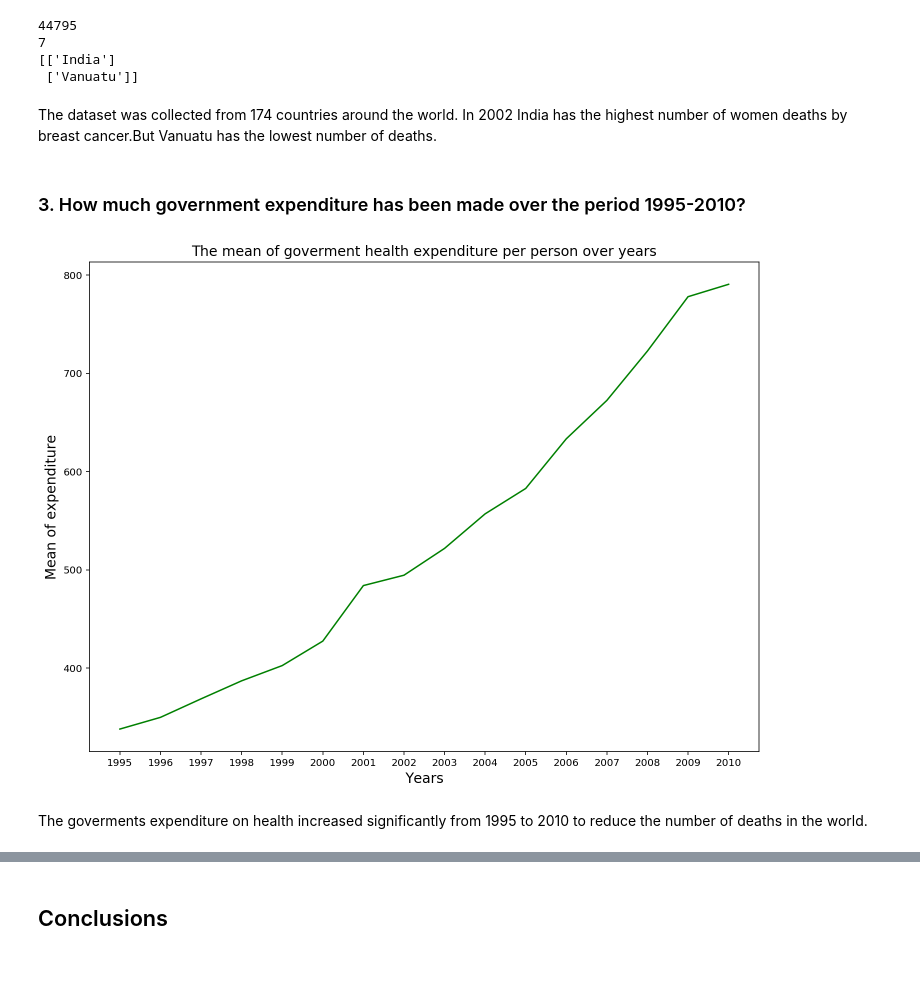
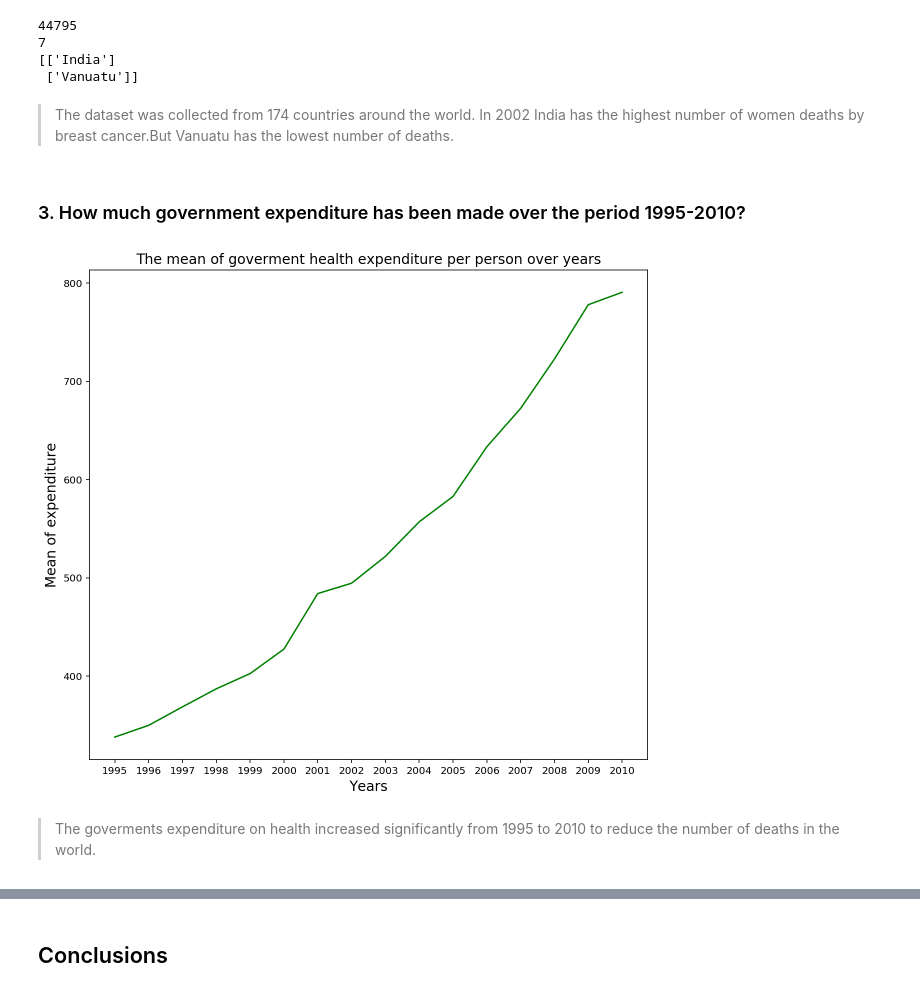
Before and after one commit to HanaDev1/Investigate_dataset, a Jupyter notebook: Investigate_a_Dataset.ipynb, the cells around one changed output, grey strips where cells are left out. Saved outputs shown, nothing was run; the diff lists cells and outputs as text; code cells hidden in the pictures; blank space fills up the shorter version.

Commit message:
Invistigate dataset

```diff
--- a/Investigate_a_Dataset.ipynb
+++ b/Investigate_a_Dataset.ipynb
@@ -412,18 +409,19 @@ print(array)
 [['India']
  ['Vanuatu']]
 # %% [markdown]
-The dataset was collected from 174 countries around the world. In 2002 India has the highest number of women deaths by breast cancer.But Vanuatu has the lowest number of deaths.
+>The dataset was collected from 174 countries around the world. In 2002 India has the highest number of women deaths by breast cancer.But Vanuatu has the lowest number of deaths.
 # %% [markdown]
 ### 3. How much government expenditure has been made over the period 1995-2010?
 # %%
 #plot the mean of The mean of goverment health expenditure per person over years
 fig, ax = plt.subplots()
 ax.plot(df_goverment_health.iloc[1:172, 1:].mean(),color='green')
 ax.set_xlabel('Years',color = 'black', fontsize = '14')
 ax.set_ylabel('Mean of expenditure',color = 'black', fontsize = '14')
 ax.set_title('The mean of goverment health expenditure per person over years',color = 'black', fontsize = '14')
+ax.figure.set_size_inches(10, 9)
 plt.show()
 # %% [output]
-[figure, old version]
+[figure, new version]
 # %% [markdown]
-The goverments expenditure on health increased significantly from 1995 to 2010 to reduce the number of deaths in the world.
+>The goverments expenditure on health increased significantly from 1995 to 2010 to reduce the number of deaths in the world.
```
Also changed, not shown: parts of 17 cells of this notebook, 1 other file.
